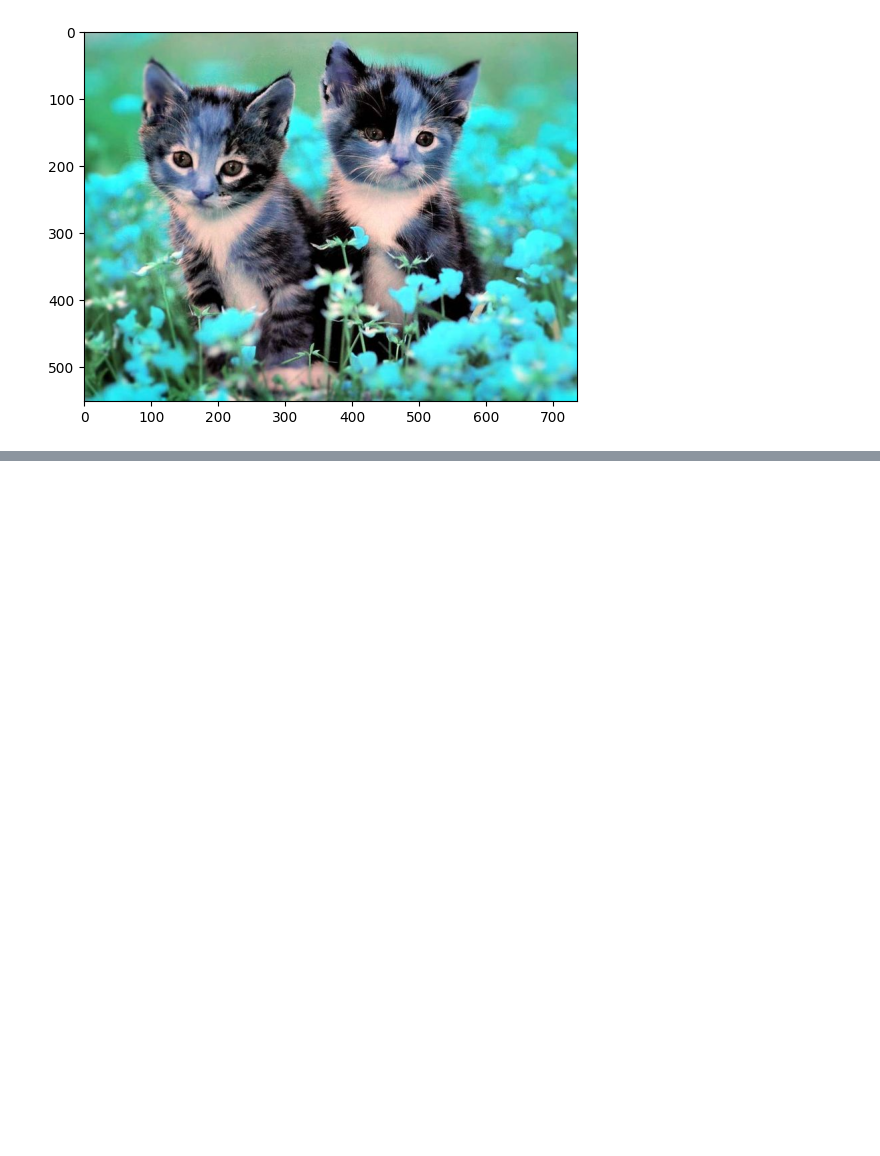
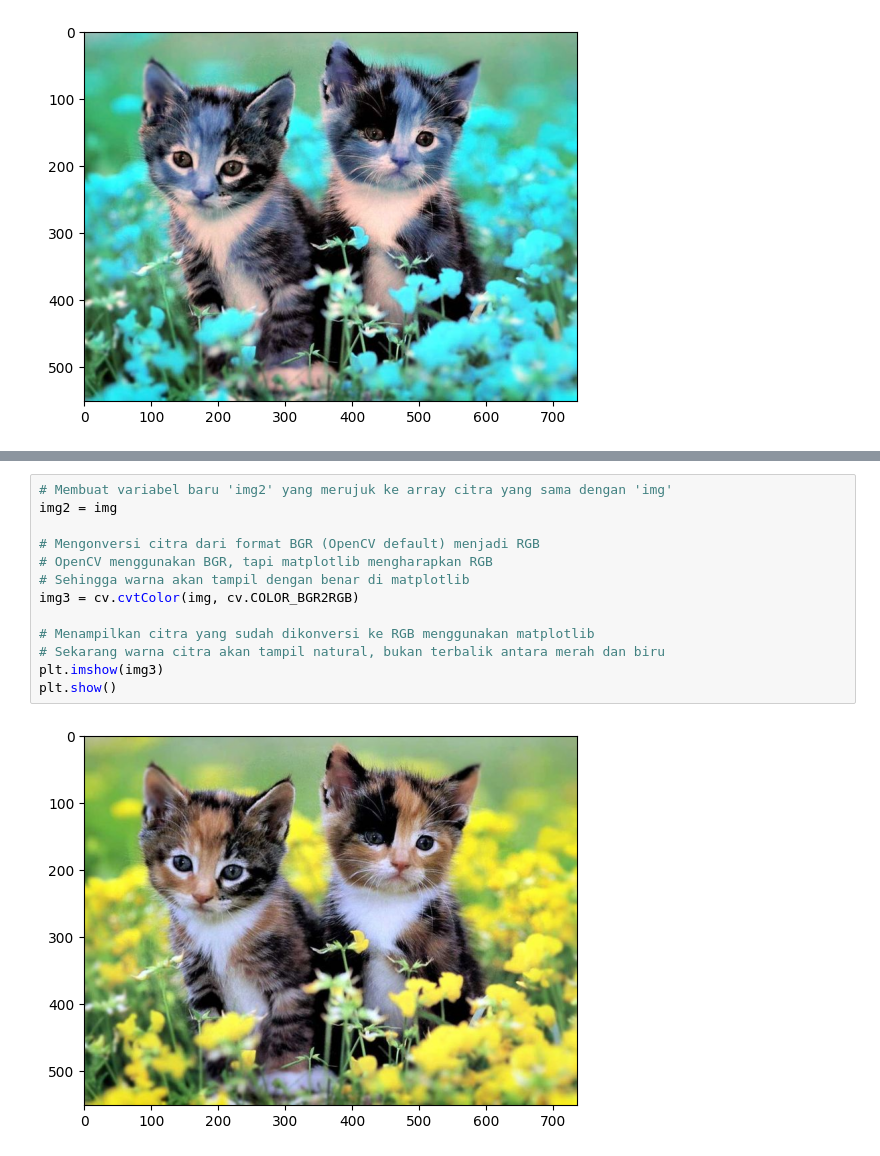
Before and after one commit to Lelytameyda29rpl/PCVK_Ganjil_2025, a Jupyter notebook: Week2.ipynb, the cells around one changed output, grey strips where cells are left out. Saved outputs shown, nothing was run; the diff lists cells and outputs as text; blank space fills up the shorter version.

```diff
--- a/Week2.ipynb
+++ b/Week2.ipynb
@@ -49,0 +52,15 @@ plt.imshow(img)  # Hasilnya citra dengan channel warna BGR
+# %%
+# Membuat variabel baru 'img2' yang merujuk ke array citra yang sama dengan 'img'
+img2 = img
+
+# Mengonversi citra dari format BGR (OpenCV default) menjadi RGB
+# OpenCV menggunakan BGR, tapi matplotlib mengharapkan RGB
+# Sehingga warna akan tampil dengan benar di matplotlib
+img3 = cv.cvtColor(img, cv.COLOR_BGR2RGB)
+
+# Menampilkan citra yang sudah dikonversi ke RGB menggunakan matplotlib
+# Sekarang warna citra akan tampil natural, bukan terbalik antara merah dan biru
+plt.imshow(img3)
+plt.show()
+# %% [output]
+[figure, added]
```
Also changed, not shown: parts of 2 cells of this notebook.
